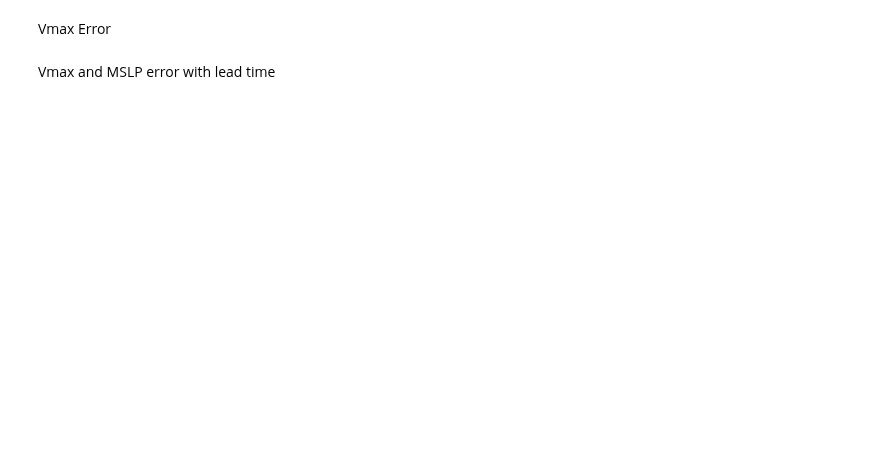
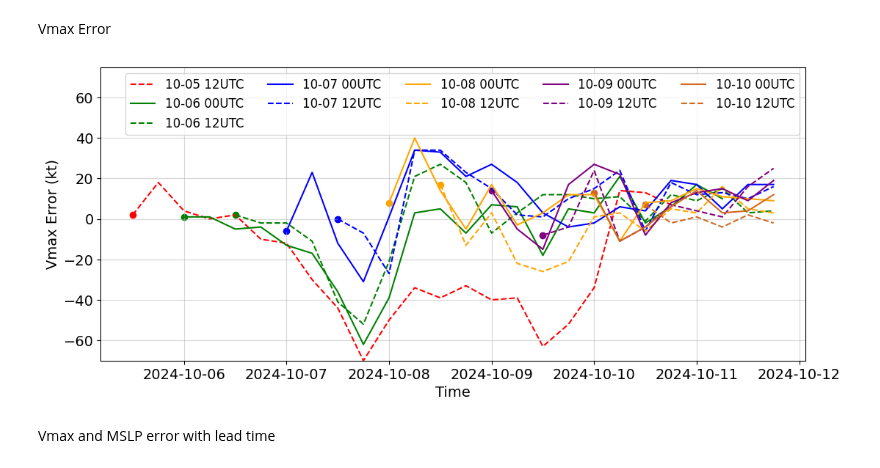
Before and after one commit to SeanBarnier/HAFS_Air-Sea, a Jupyter notebook: HAFSA_Atmosphere.ipynb, the cells around one changed output. Saved outputs shown, nothing was run; the diff lists cells and outputs as text; code cells hidden in the pictures; blank space fills up the shorter version.

```diff
--- a/HAFSA_Atmosphere.ipynb
+++ b/HAFSA_Atmosphere.ipynb
@@ -213,21 +248,24 @@ Vmax Error
 # %%
 vmaxFig = plt.figure(figsize=(12, 5))
 vmaxAx = vmaxFig.add_axes([0.1,0.1,0.8,0.8])
 
 for run in stormVmax.keys():
 
   vmaxErr = [stormVmax[run][valid] - tc[tc.time==str(valid)].vmax.iloc[0] for valid in stormVmax[run].keys() if valid.hour%6==0]
   plotTimes = [valid for valid in stormVmax[run].keys() if valid.hour%6 == 0]
   runLabel = f"{run[4:6]}-{run[6:8]} {run[8:10]}UTC"
   vmaxPlot = vmaxAx.plot(plotTimes, vmaxErr, color=cols[int(run[6:8])], linestyle=linestyles[int(run[8:10])], label=runLabel)
+  vmaxAx.scatter(plotTimes[0], vmaxErr[0], color=cols[int(run[6:8])])
 
-vmaxAx.set_ylim(-70, 70)
+vmaxAx.set_ylim(-70, 75)
 vmaxAx.set_xlabel("Time")
 vmaxAx.set_ylabel("Vmax Error (kt)")
 vmaxAx.grid(alpha=0.5)
-vmaxAx.legend(title="Model Initialization", ncols=6)
+vmaxAx.legend(ncols=5, fontsize=12)
 
 vmaxFig.savefig(filepath + "/vmaxError.png")
+# %% [output]
+[figure, added]
 # %% [markdown]
 Vmax and MSLP error with lead time
 # %%
```
Also changed, not shown: parts of 15 cells of this notebook.
